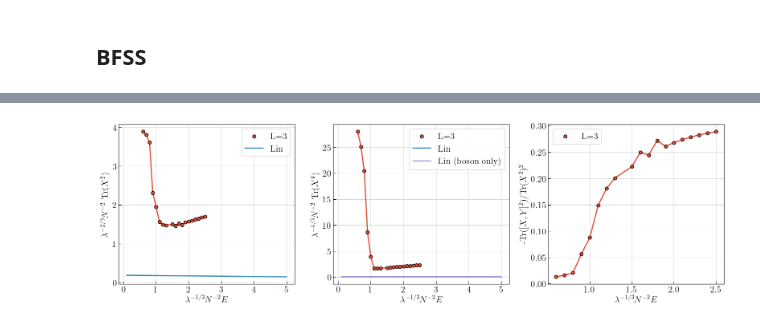
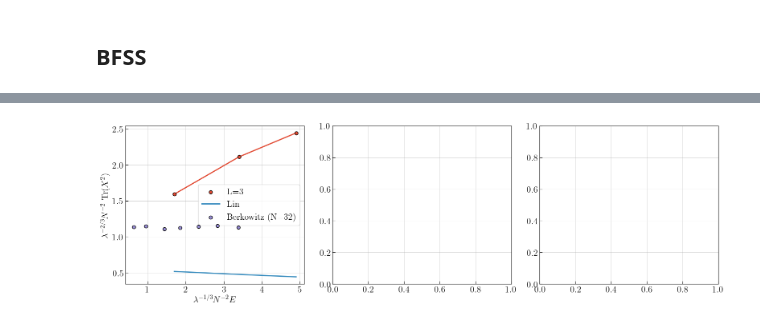
Before and after one commit to gshartnett/bmnsim, a Jupyter notebook: Plotting Notebook.ipynb, the cells around one changed output, grey strips where cells are left out. Cells and saved outputs as stored; diff of their text form; code cells hidden in the pictures.

```diff
--- a/Plotting Notebook.ipynb
+++ b/Plotting Notebook.ipynb
@@ -259,2 +225,5 @@ plt.show()
 # %% [markdown]
 ## BFSS
+# %%
+df_berkowitz = pd.read_csv("data_from_papers/Berkowits et al 1606.04951.csv", header=0)
+df_berkowitz
@@ -326,2 +315,0 @@ number of data points found: 15
-# %%
-df.sort_values("max_quad_constraint_violation", inplace=False, ascending=False).head(4)
@@ -335,0 +316,6 @@ df.sort_values("max_quad_constraint_violation", inplace=False, ascending=False).
+# %%
+df_x2 = load_data(
+    datadir="data/MiniBFSS_L_3_symmetric",
+    names_in_filename=['energy', 'x_2'],
+    tol=1e-3,
+)
@@ -336,43 +334,43 @@ df.sort_values("max_quad_constraint_violation", inplace=False, ascending=False).
 # %%
 fig, ax = plt.subplots(1, 3, figsize=(16, 5))
 
-#energies = np.exp(np.linspace(np.log(0.1), np.log(10), 50))
-energies = np.linspace(0.1, 5, 50)
-
-ax[0].plot(df["energy"], df["x_2"])
-ax[0].scatter(df["energy"], df["x_2"], label='L=3', edgecolor='k', zorder=10)
-lower_bound = np.asarray([lin_lower_bound_x2(e) for e in energies])
-ax[0].plot(energies, lower_bound, label='Lin')
+ax[0].plot(df_x2["energy"], df_x2["x_2"])
+ax[0].scatter(df_x2["energy"], df_x2["x_2"], label='L=3', edgecolor='k', zorder=10)
+lower_bound = 3 * np.asarray([lin_lower_bound_x2(e) for e in df_x2["energy"]])
+ax[0].plot(df_x2["energy"], lower_bound, label='Lin')
+ax[0].scatter(df_berkowitz["energy"], df_berkowitz["R squared"] / 3, label='Berkowitz (N=32)', edgecolor='k', zorder=10, color=colors[2])
 #ax[0].set_xscale('log')
 #ax[0].set_yscale('log')
 #ax[0].set_ylim([min(lower_bound), 1])
 ax[0].set_xlabel(r"$\lambda^{-1/3} N^{-2} E$")
 ax[0].set_ylabel(r"$\lambda^{-2/3} N^{-2}$ Tr$(X^2)$")
 ax[0].legend()
 
+'''
 ax[1].plot(df["energy"], df["x_4"])
 ax[1].scatter(df["energy"], df["x_4"], label='L=3', edgecolor='k', zorder=10)
-lower_bound = np.asarray([lin_lower_bound_x4(e) for e in energies])
-ax[1].plot(energies, lower_bound, label='Lin')
-ax[1].plot(energies, np.asarray([lin_lower_bound_x4_bosonic(e) for e in energies]), label='Lin (boson only)')
+lower_bound = 3 * np.asarray([lin_lower_bound_x4(e) for e in df["energy"]])
+ax[1].plot(df["energy"], 3 * lower_bound, label='Lin')
+lower_bound = 3 * np.asarray([lin_lower_bound_x4_bosonic(e) for e in df["energy"]])
+ax[1].plot(df["energy"], lower_bound, label='Lin (boson only)')
 #ax[1].set_xscale('log')
 #ax[1].set_yscale('log')
 #ax[1].set_ylim([0*min(lower_bound), 1])
 ax[1].set_xlabel(r"$\lambda^{-1/3} N^{-2} E$")
 ax[1].set_ylabel(r"$\lambda^{-4/3} N^{-2}$ Tr$(X^4)$")
 ax[1].legend()
 
-ax[2].plot(df["energy"], (df["energy"] - 0.5 * df["p_2"]) / df["x_2"]**2)
-ax[2].scatter(df["energy"], (df["energy"] - 0.5 * df["p_2"]) / df["x_2"]**2, label='L=3', edgecolor='k', zorder=10)
+ax[2].plot(df_commutator["energy"], df_commutator["neg_commutator_squared"] / df_commutator["x_2"]**2)
+ax[2].scatter(df_commutator["energy"], df_commutator["neg_commutator_squared"] / df_commutator["x_2"]**2, label='L=3', edgecolor='k', zorder=10)
 #ax[2].set_xscale('log')
 #ax[2].set_yscale('log')
 #ax[2].set_ylim([1e-2, 1])
 ax[2].set_xlabel(r"$\lambda^{-1/3} N^{-2} E$")
 ax[2].set_ylabel(r"-Tr$([X, Y]^2)/$Tr$(X^2)^2$")
 ax[2].legend()
+'''
 
 plt.tight_layout()
-
 plt.show()
 # %% [output]
-[figure, old version]
+[figure, new version]
```
Also changed, not shown: parts of 19 cells of this notebook, 12 other files.
